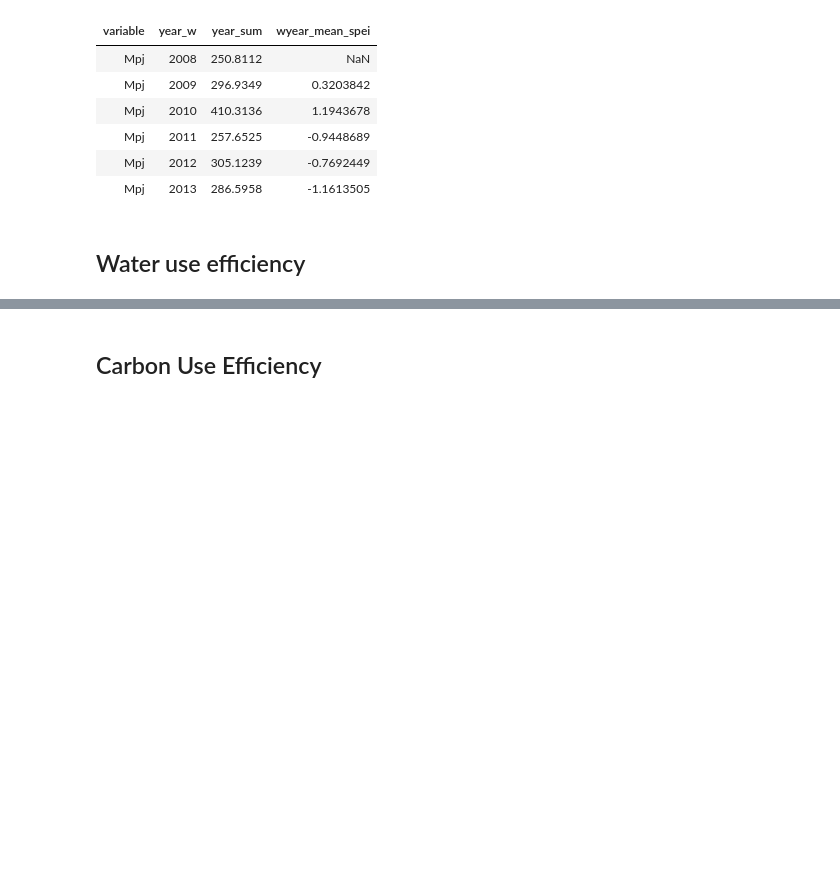
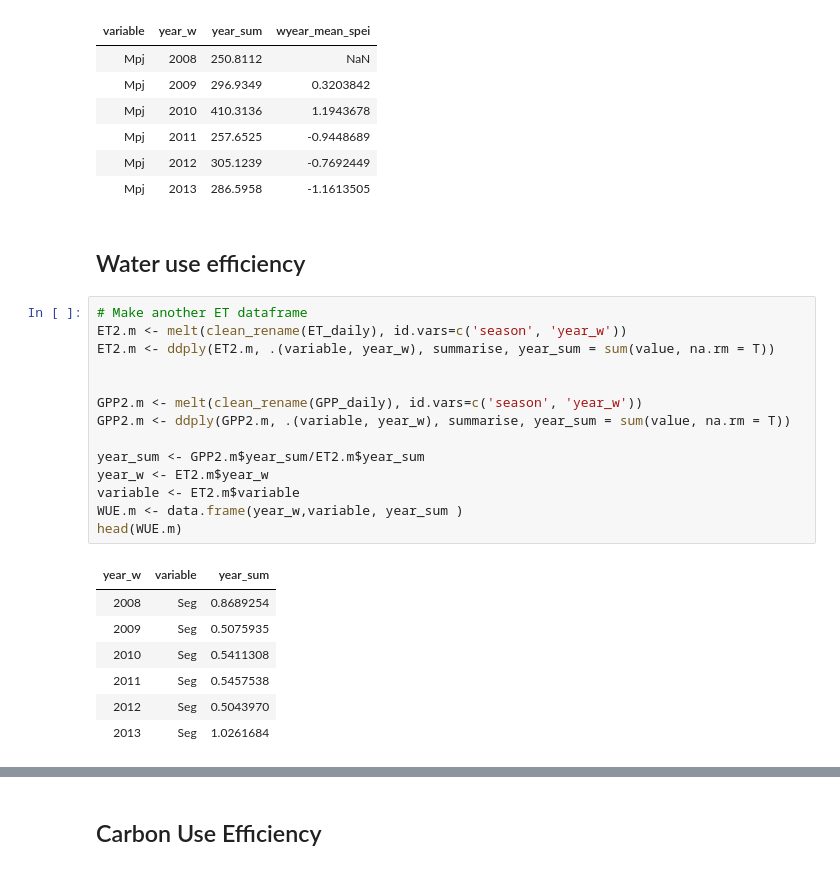
Before and after one commit to alemood/NMEG_miscellany, a Jupyter notebook: jupyter/SeasonalFlux_vs_SPEI.ipynb, the cells around one changed output, grey strips where cells are left out. Cells and saved outputs as stored; diff of their text form; blank space fills up the shorter version.

```diff
--- a/jupyter/SeasonalFlux_vs_SPEI.ipynb
+++ b/jupyter/SeasonalFlux_vs_SPEI.ipynb
@@ -545,4 +545,26 @@ write.csv(ETyr.m, paste(SPEI_path, 'SPEI_vs_ET2.csv', sep=''))
 | Mpj | 2013 | 286.5958 | -1.1613505 |
 # %% [markdown]
 ## Water use efficiency
+# %%
+# Make another ET dataframe
+ET2.m <- melt(clean_rename(ET_daily), id.vars=c('season', 'year_w'))
+ET2.m <- ddply(ET2.m, .(variable, year_w), summarise, year_sum = sum(value, na.rm = T))
+
+
+GPP2.m <- melt(clean_rename(GPP_daily), id.vars=c('season', 'year_w'))
+GPP2.m <- ddply(GPP2.m, .(variable, year_w), summarise, year_sum = sum(value, na.rm = T))
+
+year_sum <- GPP2.m$year_sum/ET2.m$year_sum
+year_w <- ET2.m$year_w
+variable <- ET2.m$variable
+WUE.m <- data.frame(year_w,variable, year_sum )
+head(WUE.m)
+# %% [output]
+| year_w | variable | year_sum |
+| 2008 | Seg | 0.8689254 |
+| 2009 | Seg | 0.5075935 |
+| 2010 | Seg | 0.5411308 |
+| 2011 | Seg | 0.5457538 |
+| 2012 | Seg | 0.5043970 |
+| 2013 | Seg | 1.0261684 |
 # %%
```
Also changed, not shown: parts of 2 cells of this notebook, 2 other files.
